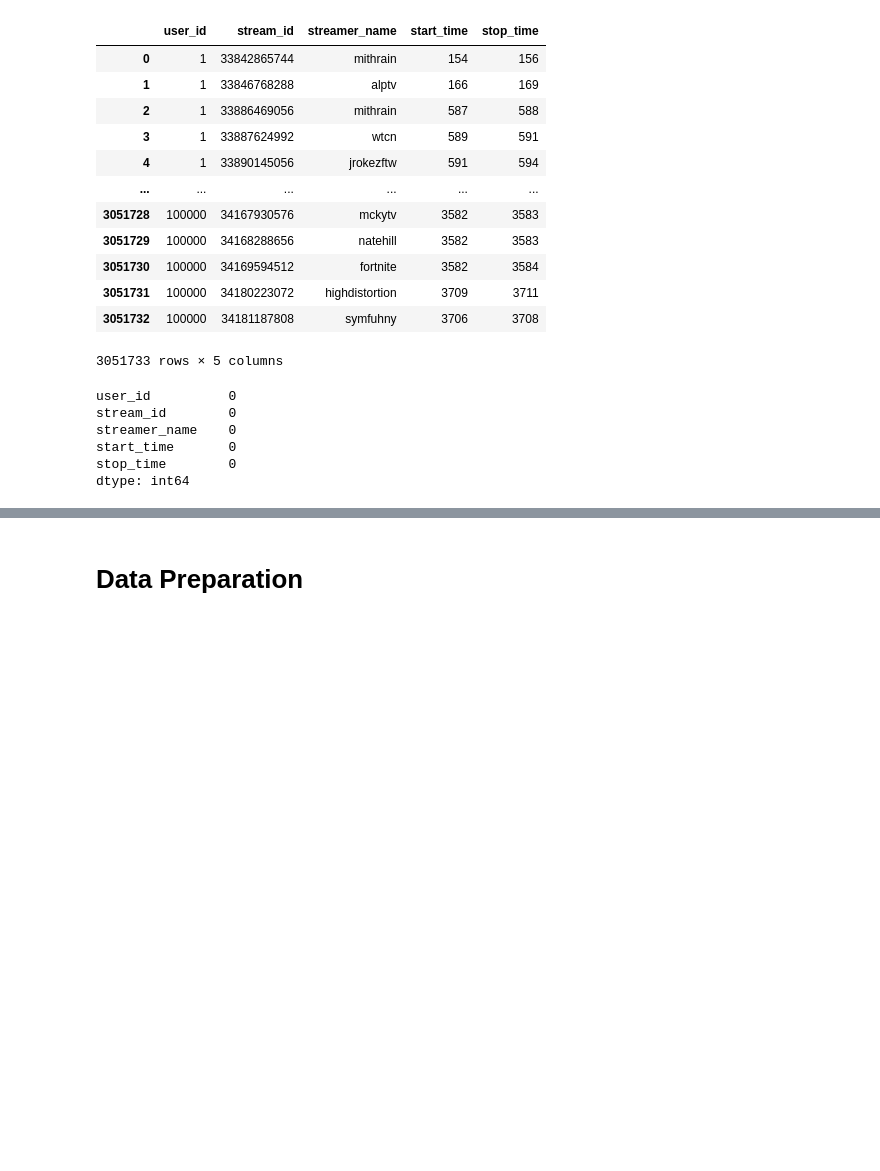
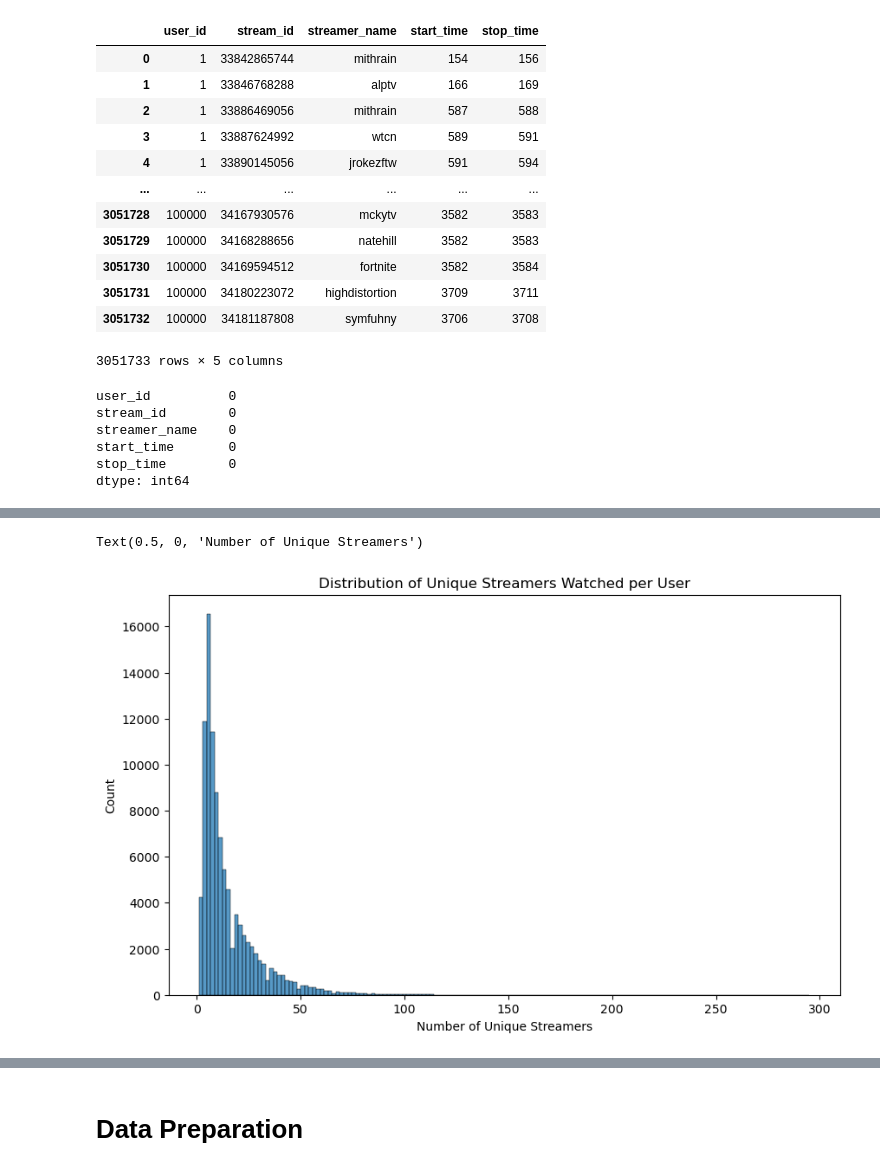
Before and after one commit to garrett-lam/twitchRec, a Jupyter notebook: twitchRec.ipynb, the cells around one changed output, grey strips where cells are left out. Cells and saved outputs as stored; diff of their text form; code cells hidden in the pictures; blank space fills up the shorter version.

```diff
--- a/twitchRec.ipynb
+++ b/twitchRec.ipynb
@@ -118,0 +155,11 @@ df['user_id'].nunique(), df['stream_id'].nunique(), df['streamer_name'].nunique(
+# %%
+# Distribution of number of unique streamers watched by user
+unique_streamers_per_user = df.groupby('user_id')['streamer_name'].nunique()
+
+plt.figure(figsize=(10, 6))
+sns.histplot(unique_streamers_per_user, bins=156)
+plt.title('Distribution of Unique Streamers Watched per User')
+plt.xlabel('Number of Unique Streamers')
+# %% [output]
+Text(0.5, 0, 'Number of Unique Streamers')
+[figure, added]
```
Also changed, not shown: parts of 40 cells of this notebook.
